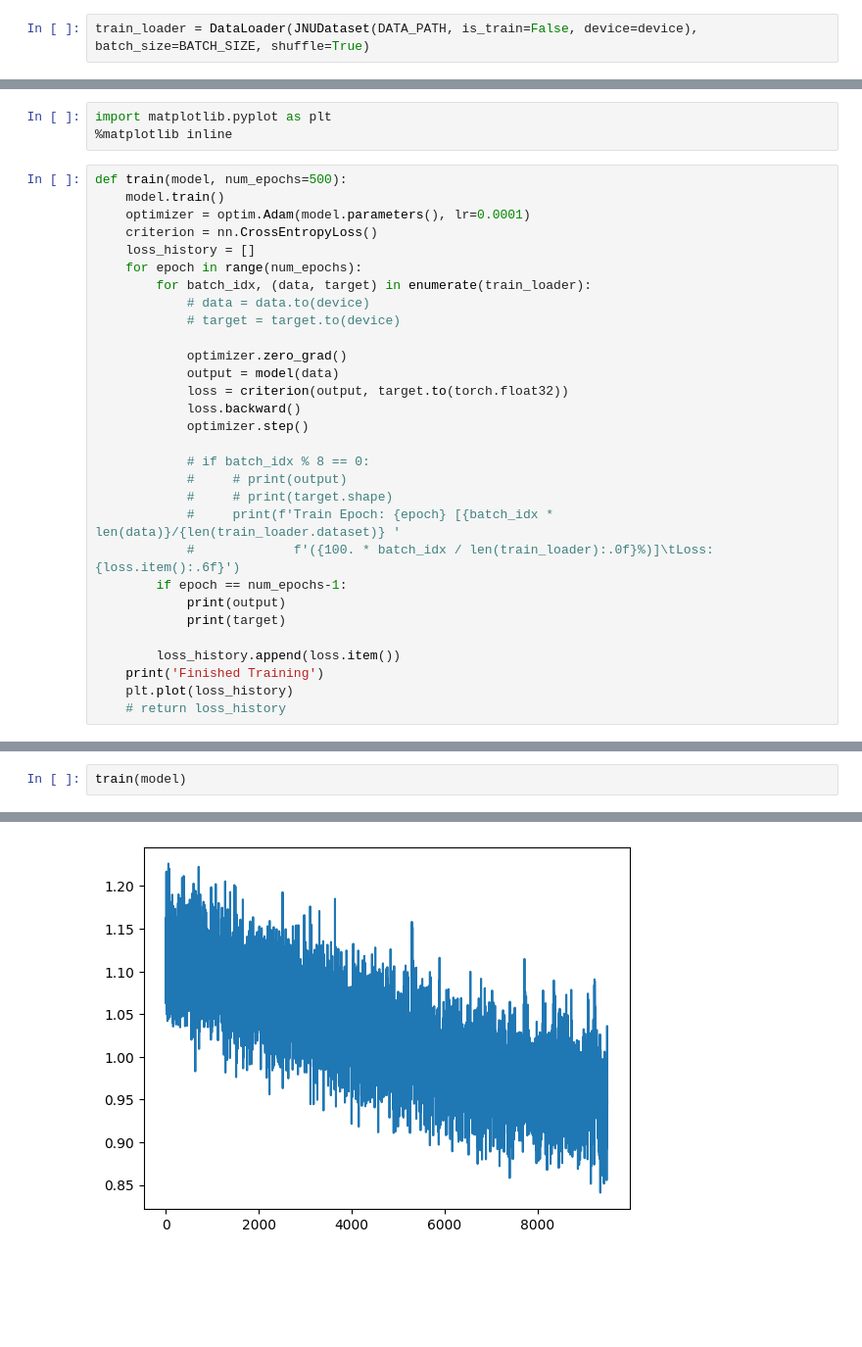
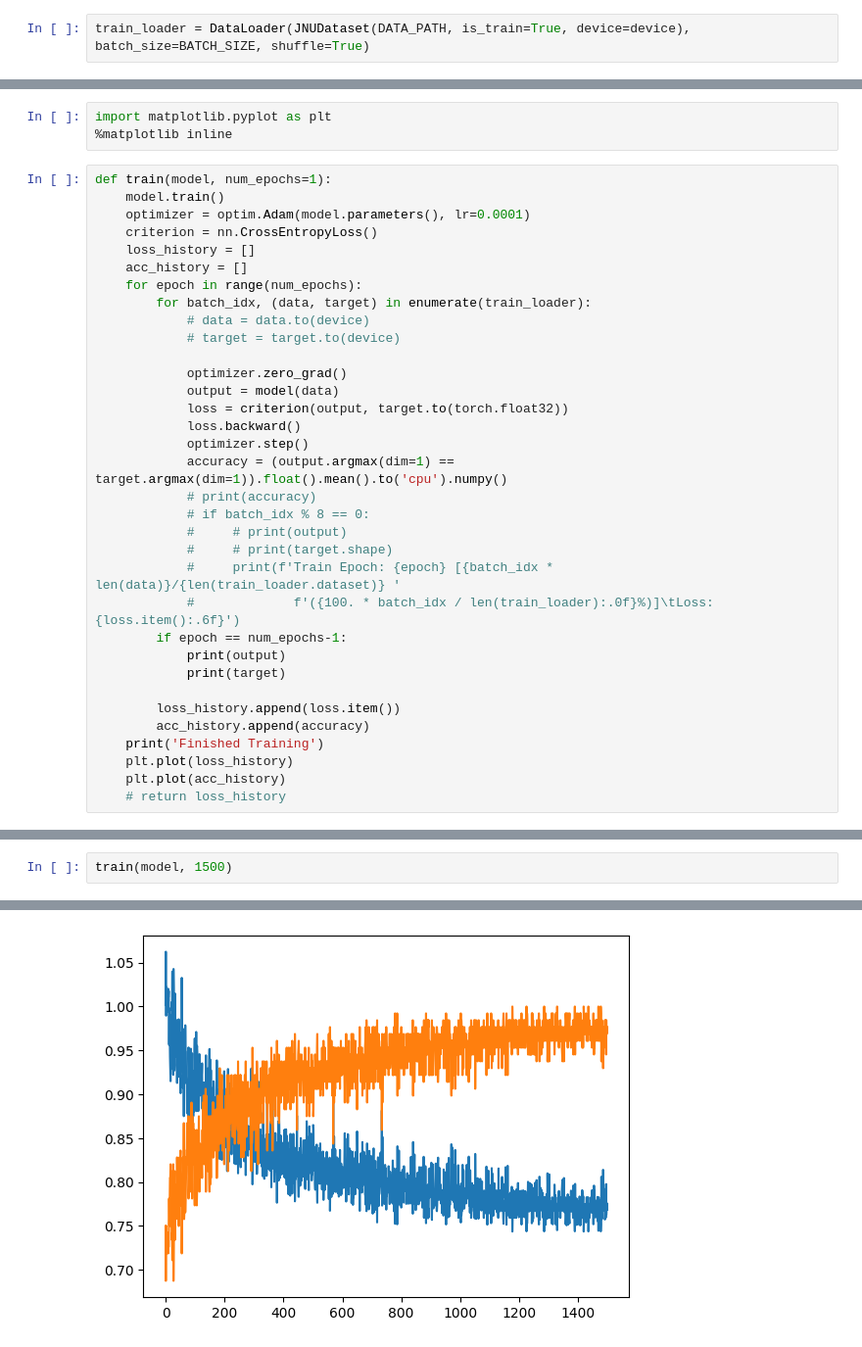
Before and after one commit to XuekaiShi/phm-vatn, a Jupyter notebook: model_test.ipynb, the cells around one changed output, grey strips where cells are left out. Shown: that part at 98% size. Saved outputs shown, nothing was run; the diff lists cells and outputs as text; blank space fills up the shorter version.

```diff
--- a/model_test.ipynb
+++ b/model_test.ipynb
@@ -80,7 +80,7 @@ from utils.preprocess import preprocess_data, JNUDataset
 BATCH_SIZE = 128
 DATA_PATH = 'data'
 # %%
-train_loader = DataLoader(JNUDataset(DATA_PATH, is_train=False, device=device), batch_size=BATCH_SIZE, shuffle=True)
+train_loader = DataLoader(JNUDataset(DATA_PATH, is_train=True, device=device), batch_size=BATCH_SIZE, shuffle=True)
 # %%
 model = VATN()
 model.to(device)
@@ -88,11 +88,12 @@ model.to(device)
 import matplotlib.pyplot as plt
 %matplotlib inline
 # %%
-def train(model, num_epochs=500):
+def train(model, num_epochs=1):
     model.train()
     optimizer = optim.Adam(model.parameters(), lr=0.0001)
     criterion = nn.CrossEntropyLoss()
     loss_history = []
+    acc_history = []
     for epoch in range(num_epochs):
         for batch_idx, (data, target) in enumerate(train_loader):
             # data = data.to(device)
@@ -103,7 +104,8 @@ def train(model, num_epochs=500):
             loss = criterion(output, target.to(torch.float32))
             loss.backward()
             optimizer.step()
-
+            accuracy = (output.argmax(dim=1) == target.argmax(dim=1)).float().mean().to('cpu').numpy()
+            # print(accuracy)
             # if batch_idx % 8 == 0:
             #     # print(output)
             #     # print(target.shape)
@@ -114,6 +116,8 @@ def train(model, num_epochs=500):
             print(target)
 
         loss_history.append(loss.item())
+        acc_history.append(accuracy)
     print('Finished Training')
     plt.plot(loss_history)
+    plt.plot(acc_history)
     # return loss_history
@@ -120,3 +127,3 @@ def train(model, num_epochs=500):
 # %%
-train(model)
+train(model, 1500)
 # %% [output]
@@ -139,2 +146,2 @@ tensor([[3.3164e-05, 9.6510e-08, 1.5937e-07, 9.9997e-01],
 Finished Training
-[figure, old version]
+[figure, new version]
```
Also changed, not shown: parts of 13 cells of this notebook.
